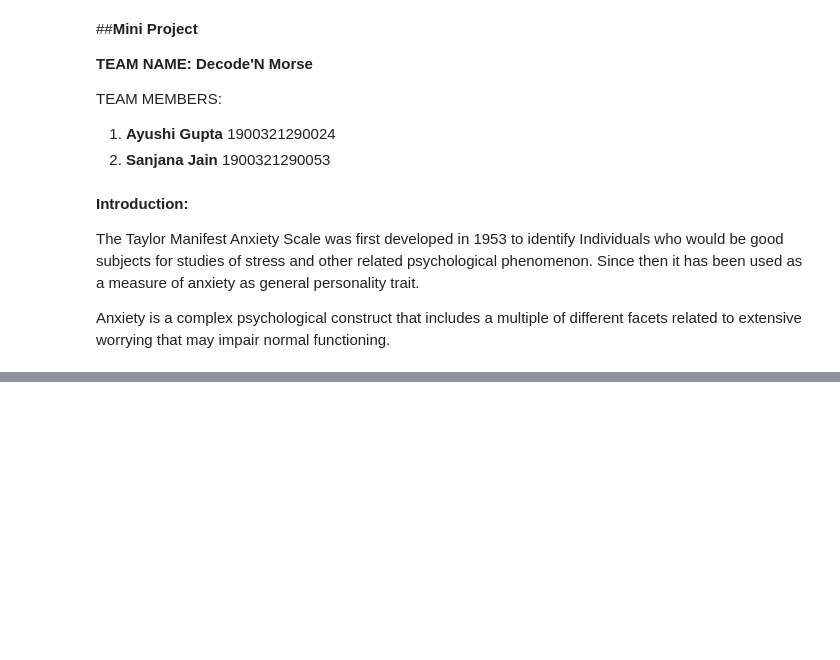
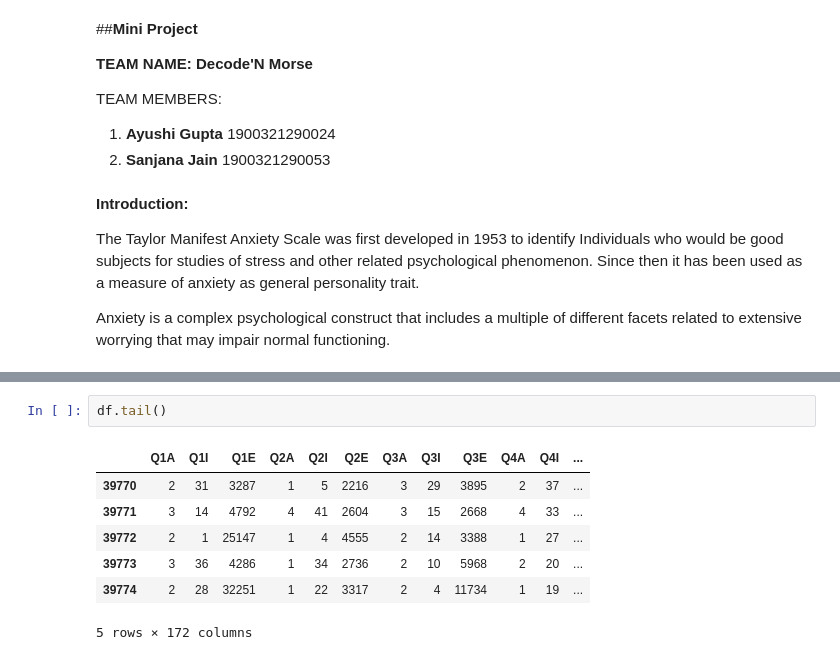
Before and after one commit to sanjana1391/Predicting-Depression-Anxiety-and-Stress, a Jupyter notebook: Predicting_Depression,_Anxiety_and_Stress.ipynb, the cells around one changed output, grey strips where cells are left out. Cells and saved outputs as stored; diff of their text form; blank space fills up the shorter version.

```diff
--- a/Predicting_Depression,_Anxiety_and_Stress.ipynb
+++ b/Predicting_Depression,_Anxiety_and_Stress.ipynb
@@ -19,0 +50,10 @@ Anxiety is a complex psychological construct that includes a multiple of differe
+# %%
+df.tail()
+# %% [output]
+|  | Q1A | Q1I | Q1E | Q2A | Q2I | Q2E | Q3A | Q3I | Q3E | Q4A | Q4I | ... |
+| 39770 | 2 | 31 | 3287 | 1 | 5 | 2216 | 3 | 29 | 3895 | 2 | 37 | ... |
+| 39771 | 3 | 14 | 4792 | 4 | 41 | 2604 | 3 | 15 | 2668 | 4 | 33 | ... |
+| 39772 | 2 | 1 | 25147 | 1 | 4 | 4555 | 2 | 14 | 3388 | 1 | 27 | ... |
+| 39773 | 3 | 36 | 4286 | 1 | 34 | 2736 | 2 | 10 | 5968 | 2 | 20 | ... |
+| 39774 | 2 | 28 | 32251 | 1 | 22 | 3317 | 2 | 4 | 11734 | 1 | 19 | ... |
+5 rows × 172 columns
```
Also changed, not shown: parts of 4 cells of this notebook.
